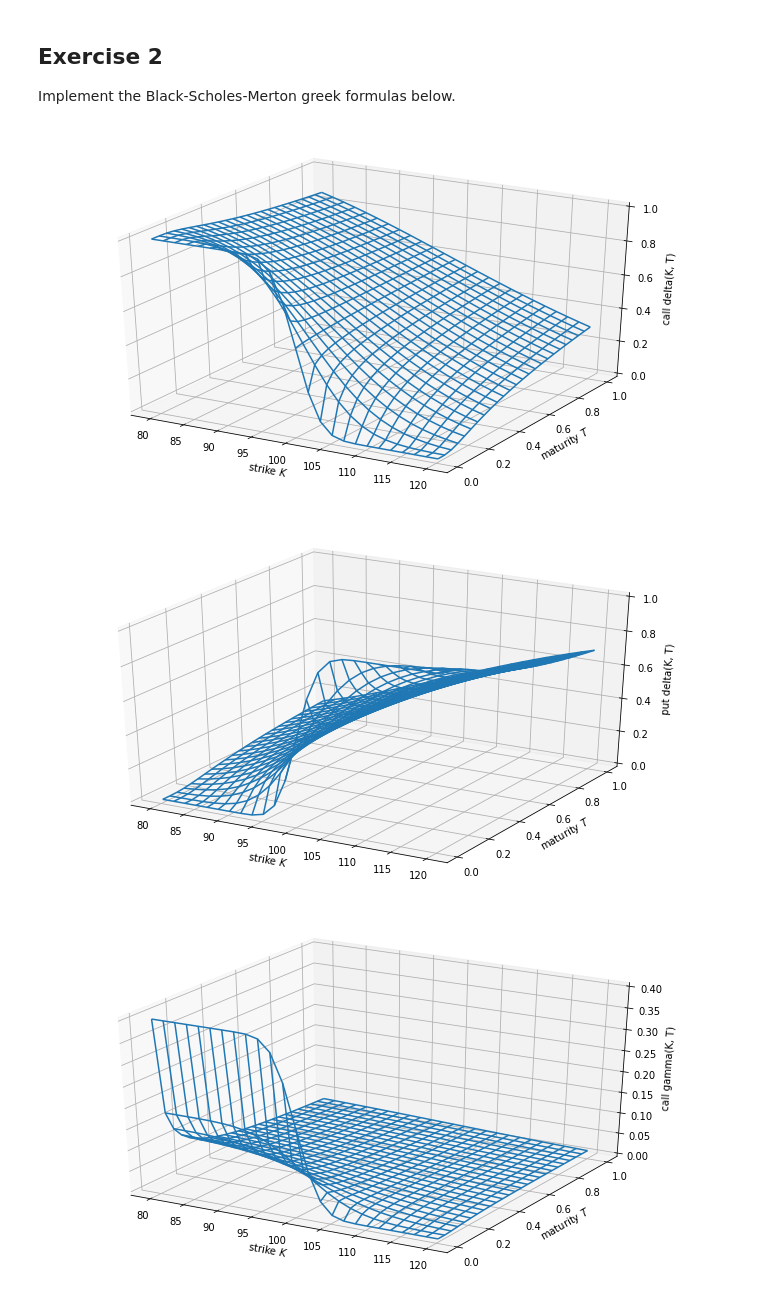
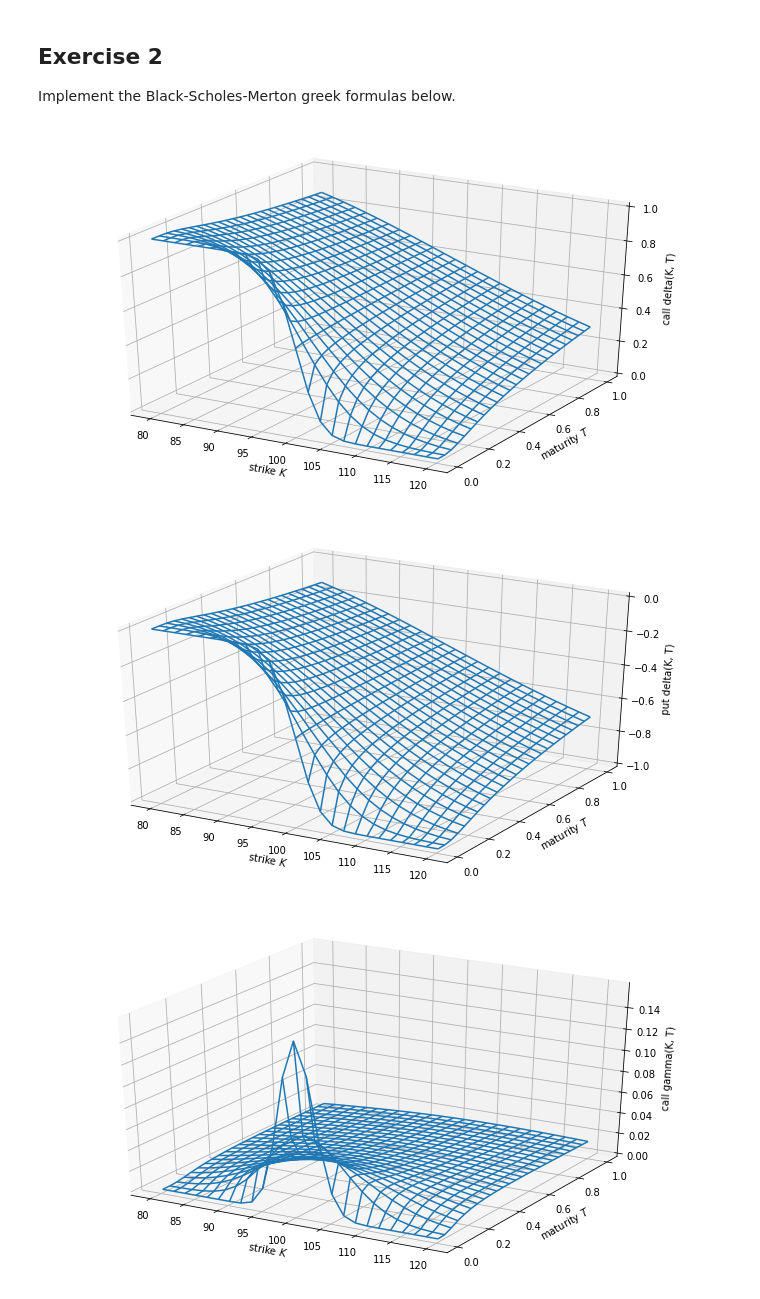
Before and after one commit to quant-icma/pqf-sojoudi, a Jupyter notebook: assignments/a1.ipynb, the cells around one changed output. Saved outputs shown, nothing was run; the diff lists cells and outputs as text; code cells hidden in the pictures.

```diff
--- a/assignments/a1.ipynb
+++ b/assignments/a1.ipynb
@@ -153,7 +152,7 @@ def bs_call_gamma(S, K, T, r, vol):
     '''Computes BSM European call option gamma'''
 
     d1 = (np.log(S/K) + (r + (vol**2)/2) * T) / (vol * np.sqrt(T))
-    gamma_c = stats.norm.cdf(d1) / (S * vol * np.sqrt(T))
+    gamma_c = stats.norm.pdf(d1) / (S * vol * np.sqrt(T))
 
     return gamma_c
 
@@ -161,7 +160,7 @@ def bs_call_theta(S, K, T, r, vol):
     '''Computes BSM European call option theta'''
     d1 = (np.log(S/K) + (r + (vol**2)/2) * T) / (vol * np.sqrt(T))
     d2 = d1 - vol * np.sqrt(T)
-    theta_c = ((-stats.norm.cdf(d1) * S * vol) / (2 * np.sqrt(T))) - ( r * K *np.exp(-r*T) * stats.norm.cdf(d2))
+    theta_c = ((stats.norm.pdf(d1) * S * vol) / (2 * np.sqrt(T))) - ( r * K *np.exp(-r*T) * stats.norm.cdf(d2))
 
     return theta_c
 
@@ -178,7 +177,7 @@ def bs_call_vega(S, K, T, r, vol):
     '''Computes BSM European call option vega'''
 
     d1 = (np.log(S/K) + (r + (vol**2)/2) * T) / (vol * np.sqrt(T))
-    vega_c =  S * np.sqrt(T) * stats.norm.cdf(d1)
+    vega_c =  np.exp(-r*T) * S * np.sqrt(T) * stats.norm.pdf(d1)
 
     return vega_c
 
@@ -187,7 +186,7 @@ def bs_put_delta(S, K, T, r, vol):
     '''Computes BSM European put option delta'''
 
     d1 = (np.log(S/K) + (r + (vol**2)/2) * T) / (vol * np.sqrt(T))
-    delta_p = stats.norm.cdf(-d1)
+    delta_p = - stats.norm.cdf(-d1)
 
     return delta_p
 
@@ -195,7 +194,7 @@ def bs_put_gamma(S, K, T, r, vol):
     '''Computes BSM European put option gamma'''
 
     d1 = (np.log(S/K) + (r + (vol**2)/2) * T) / (vol * np.sqrt(T))
-    gamma_p = stats.norm.cdf(d1) / (S * vol * np.sqrt(T))
+    gamma_p = stats.norm.pdf(d1) / (S * vol * np.sqrt(T))
 
     return gamma_p
 
@@ -204,7 +203,7 @@ def bs_put_theta(S, K, T, r, vol):
 
     d1 = (np.log(S/K) + (r + (vol**2)/2) * T) / (vol * np.sqrt(T))
     d2 = d1 - vol * np.sqrt(T)
-    theta_p = ((-stats.norm.cdf(d1) * S * vol) / (2 * np.sqrt(T))) + (r * K * np.exp(-r*T) * stats.norm.cdf(-d2))
+    theta_p = ((-stats.norm.pdf(d1) * S * vol) / (2 * np.sqrt(T))) + (r * K * np.exp(-r*T) * stats.norm.cdf(d2))
 
     return theta_c
 
@@ -221,7 +220,7 @@ def bs_put_vega(S, K, T, r, vol):
     '''Computes BSM European put option vega'''
 
     d1 = (np.log(S/K) + (r + (vol**2)/2) * T) / (vol * np.sqrt(T))
-    vega_p =  S * np.sqrt(T) * stats.norm.cdf(d1)
+    vega_p =  np.exp(-r*T) * S * np.sqrt(T) * stats.norm.pdf(d1)
 
     return vega_p
 
@@ -240,32 +239,32 @@ def plot_greeks(function, greek):
 
     tlist = np.linspace(0.01, 1, 25)
     klist = np.linspace(80, 120, 25)
     V = np.zeros((len(tlist), len(klist)), dtype=np.float)
     for j in range(len(klist)):
         for i in range(len(tlist)):
             V[i, j] = function(S, klist[j], tlist[i], r, vol)
 
     # 3D Plotting
     x, y = np.meshgrid(klist, tlist)
     fig = plt.figure(figsize=(9, 5))
     plot = p3.Axes3D(fig)
     plot.plot_wireframe(x, y, V)
     plot.set_xlabel('strike $K$')
     plot.set_ylabel('maturity $T$')
     plot.set_zlabel('%s(K, T)' % greek)
 
 plot_greeks(bs_call_delta, 'call delta')
 plot_greeks(bs_put_delta, 'put delta')
 
 plot_greeks(bs_call_gamma, 'call gamma')
 plot_greeks(bs_put_gamma, 'put gamma')
 
 plot_greeks(bs_call_rho, 'call rho')
 plot_greeks(bs_put_rho, 'put rho')
 
 plot_greeks(bs_call_vega, 'call vega')
 plot_greeks(bs_put_vega, 'put vega')
 # %% [output]
 [figure]
-[figure, old version]
+[figure, new version]
-[figure, old version]
+[figure, new version]
```
Also changed, not shown: parts of 2 cells of this notebook.
